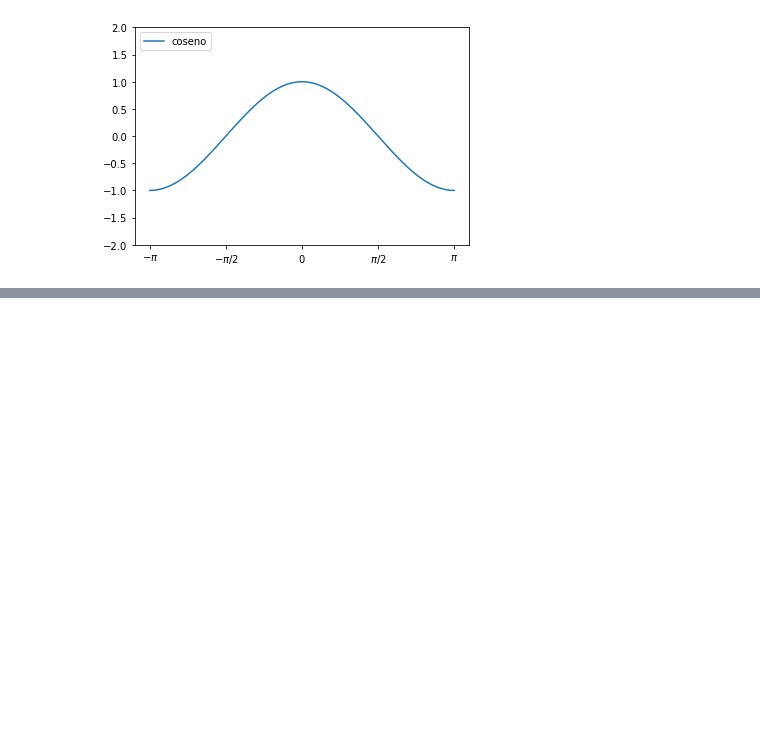
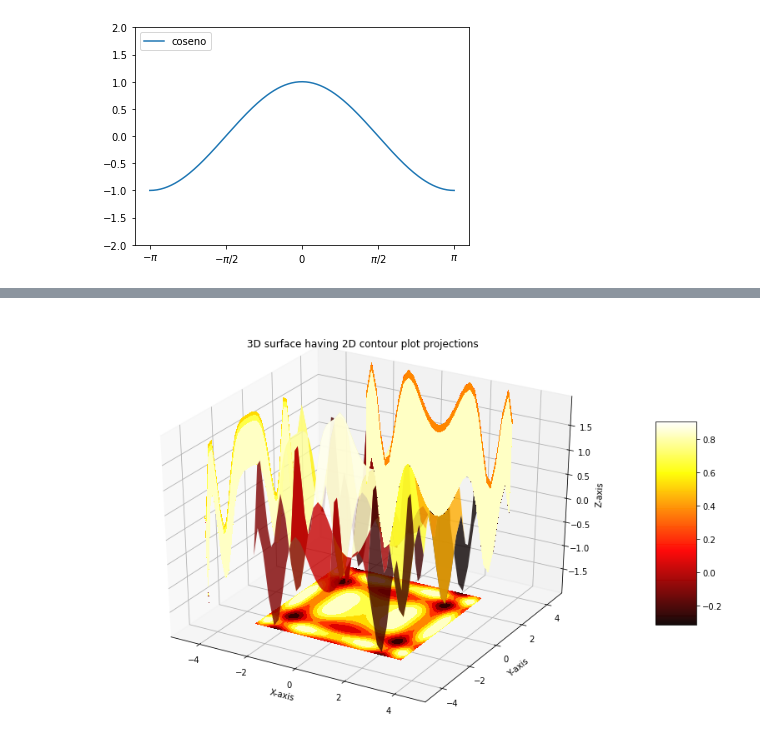
Before and after one commit to joseluiscastrocarrero/Graficas_python, a Jupyter notebook: Graficas_python.ipynb, the cells around one changed output, grey strips where cells are left out. Saved outputs shown, nothing was run; the diff lists cells and outputs as text; code cells hidden in the pictures; blank space fills up the shorter version.

```diff
--- a/Graficas_python.ipynb
+++ b/Graficas_python.ipynb
@@ -118,0 +172,46 @@ show()
+# %%
+from mpl_toolkits import mplot3d
+import numpy as np
+import matplotlib.pyplot as plt
+
+x = np.outer(np.linspace(-3, 3, 32), np.ones(32))
+y = x.copy().T
+z = (np.sin(x **2) + np.cos(y **2) )
+
+fig = plt.figure(figsize =(14, 9))
+ax = plt.axes(projection ='3d')
+
+my_cmap = plt.get_cmap('hot')
+
+surf = ax.plot_surface(x, y, z,
+                       rstride = 8,
+                       cstride = 8,
+                       alpha = 0.8,
+                       cmap = my_cmap)
+cset = ax.contourf(x, y, z,
+                   zdir ='z',
+                   offset = np.min(z),
+                   cmap = my_cmap)
+cset = ax.contourf(x, y, z,
+                   zdir ='x',
+                   offset =-5,
+                   cmap = my_cmap)
+cset = ax.contourf(x, y, z,
+                   zdir ='y',
+                   offset = 5,
+                   cmap = my_cmap)
+fig.colorbar(surf, ax = ax,
+             shrink = 0.5,
+             aspect = 5)
+
+ax.set_xlabel('X-axis')
+ax.set_xlim(-5, 5)
+ax.set_ylabel('Y-axis')
+ax.set_ylim(-5, 5)
+ax.set_zlabel('Z-axis')
+ax.set_zlim(np.min(z), np.max(z))
+ax.set_title('3D surface having 2D contour plot projections')
+
+plt.show()
+# %% [output]
+[figure, added]
```
Also changed, not shown: parts of 3 cells of this notebook.
